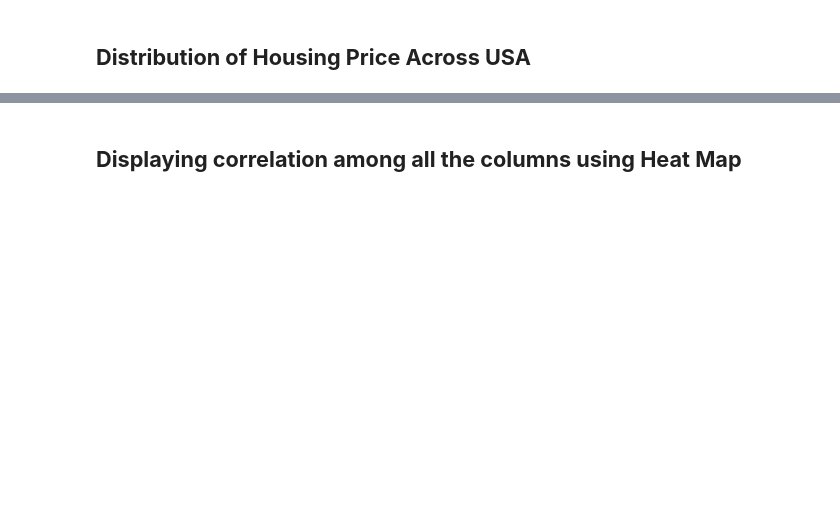
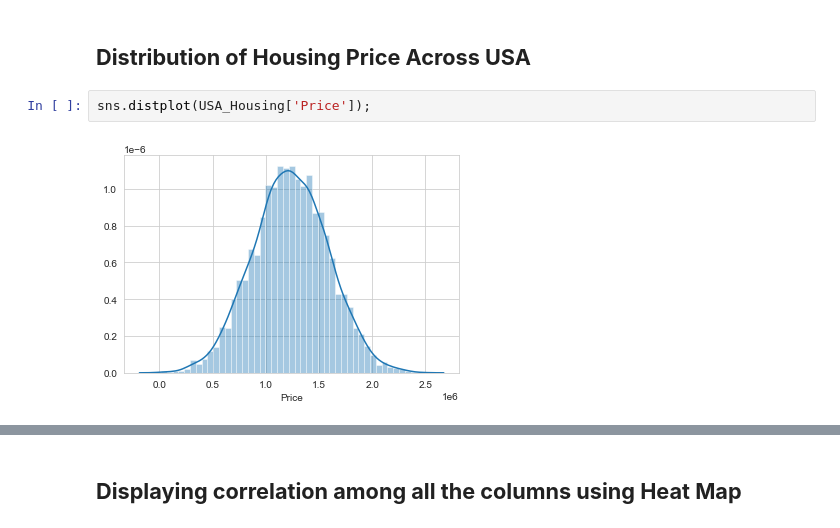
Before and after one commit to CarlosDiazGirol/thebridgedsftsep20, a Jupyter notebook: 3-Machine Learning/1-Supervisado/1-Linear Regression/1_usa-housing-linear-regression.ipynb, the cells around one changed output, grey strips where cells are left out. Saved outputs shown, nothing was run; the diff lists cells and outputs as text; blank space fills up the shorter version.

```diff
--- a/3-Machine Learning/1-Supervisado/1-Linear Regression/1_usa-housing-linear-regression.ipynb
+++ b/3-Machine Learning/1-Supervisado/1-Linear Regression/1_usa-housing-linear-regression.ipynb
@@ -37,4 +76,8 @@ Exploring types of relationship across the entire dataset
 # %% [markdown]
 ## **Distribution of Housing Price Across USA**
+# %%
+sns.distplot(USA_Housing['Price']);
+# %% [output]
+[figure, added]
 # %%
 #Displaying correlation among all the columns
```
Also changed, not shown: parts of 33 cells of this notebook, 3 other files.
